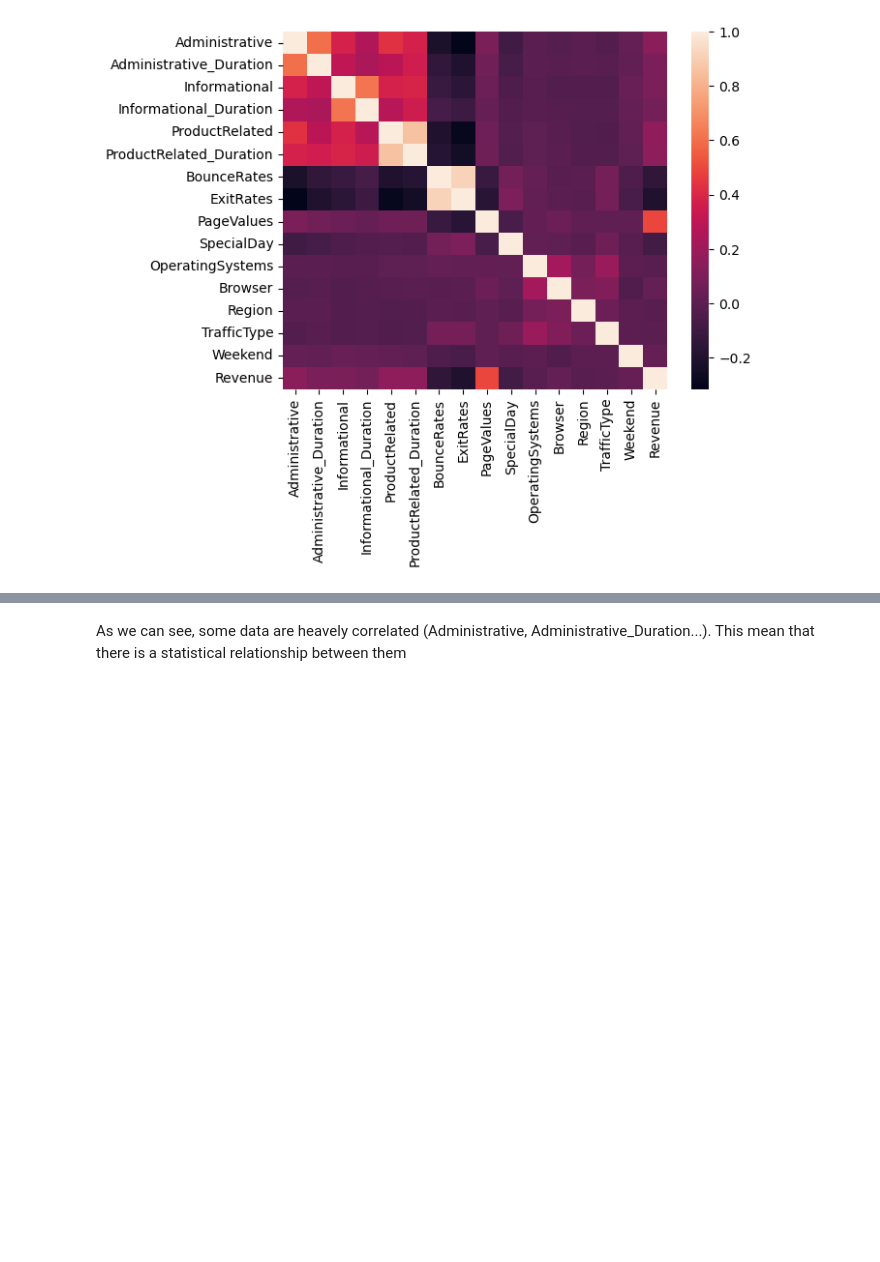
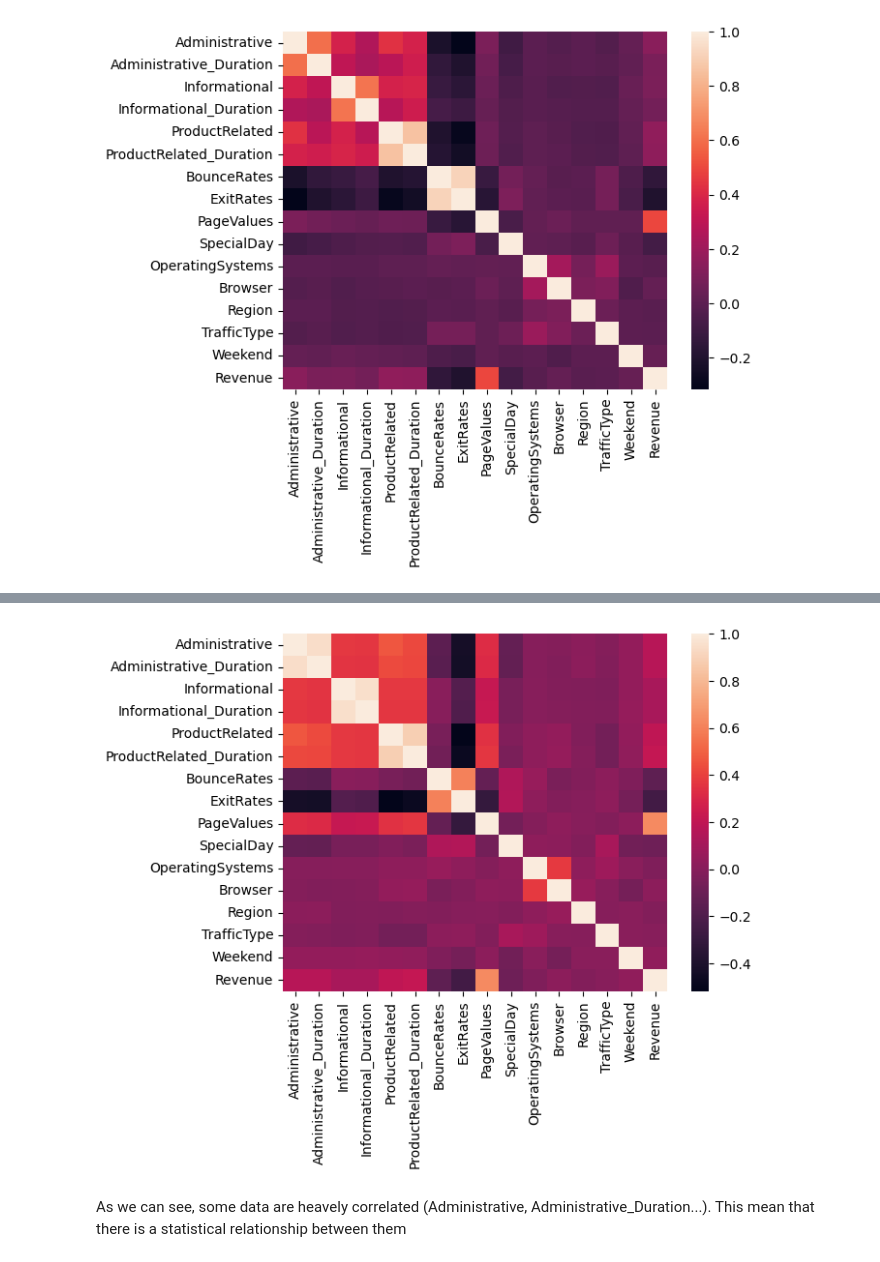
Before and after one commit to RowlaxX/PythonFinalProject, a Jupyter notebook: PythonFinalProject.ipynb, the cells around one changed output, grey strips where cells are left out. Cells and saved outputs as stored; diff of their text form; code cells hidden in the pictures; blank space fills up the shorter version.

```diff
--- a/PythonFinalProject.ipynb
+++ b/PythonFinalProject.ipynb
@@ -486,3 +499,8 @@ map = seaborn.heatmap(corr)
+# %%
+corr = db_raw.corr('spearman')
+map = seaborn.heatmap(corr)
+# %% [output]
+[figure, added]
 # %% [markdown]
 As we can see, some data are heavely correlated (Administrative, Administrative_Duration...). This mean that there is a statistical relationship between them
 # %% [markdown]
```
Also changed, not shown: parts of 4 cells of this notebook, 1 other file.
